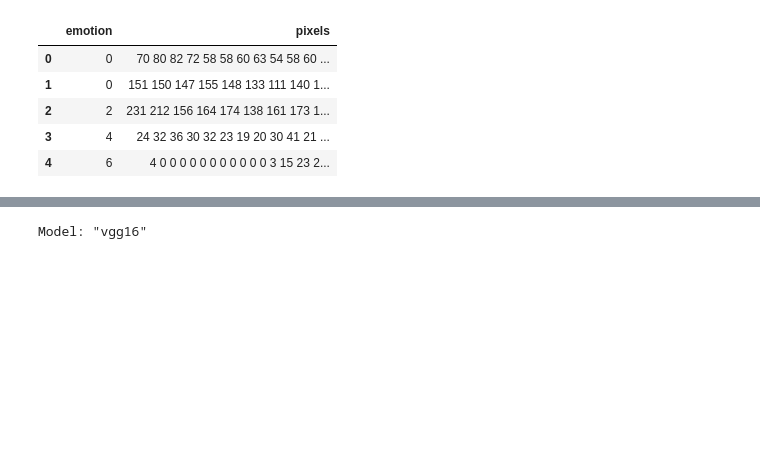
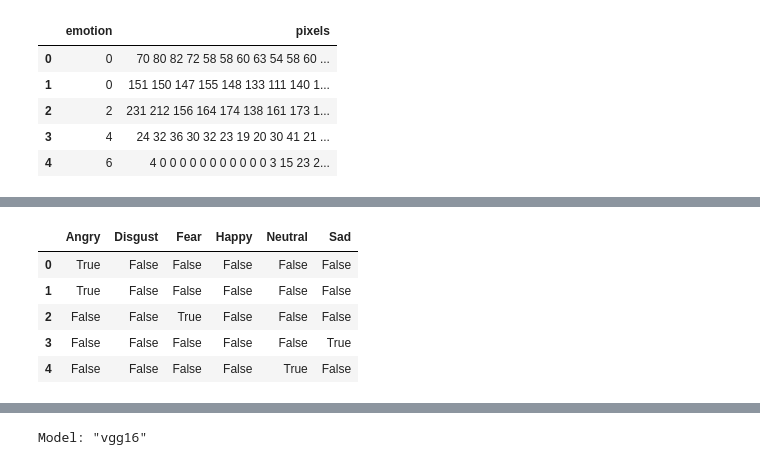
Before and after one commit to DSPRO2-Group-9/emotion_recognition, a Jupyter notebook: notebook/modeling/Experiments/model_unbalanced.ipynb, the cells around one changed output, grey strips where cells are left out. Saved outputs shown, nothing was run; the diff lists cells and outputs as text; code cells hidden in the pictures; blank space fills up the shorter version.

```diff
--- a/notebook/modeling/Experiments/model_unbalanced.ipynb
+++ b/notebook/modeling/Experiments/model_unbalanced.ipynb
@@ -81,0 +105,10 @@ y = y.values
+# %%
+dummies.drop(columns="Surprise", inplace=True)
+dummies.head()
+# %% [output]
+|  | Angry | Disgust | Fear | Happy | Neutral | Sad |
+| 0 | True | False | False | False | False | False |
+| 1 | True | False | False | False | False | False |
+| 2 | False | False | True | False | False | False |
+| 3 | False | False | False | False | False | True |
+| 4 | False | False | False | False | True | False |
```
Also changed, not shown: parts of 16 cells of this notebook.
